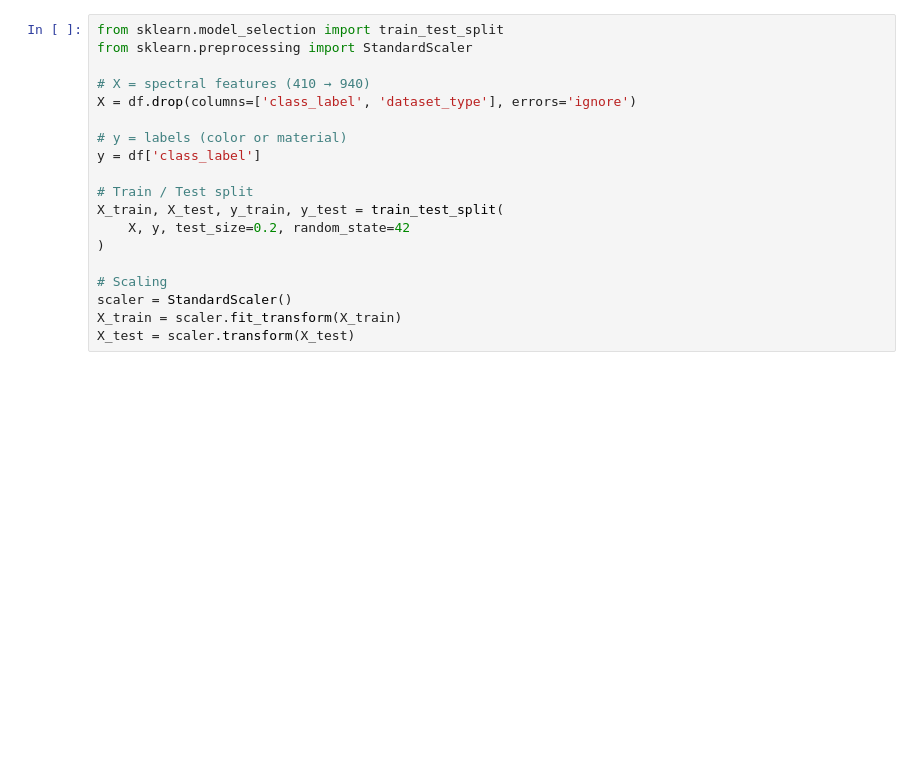
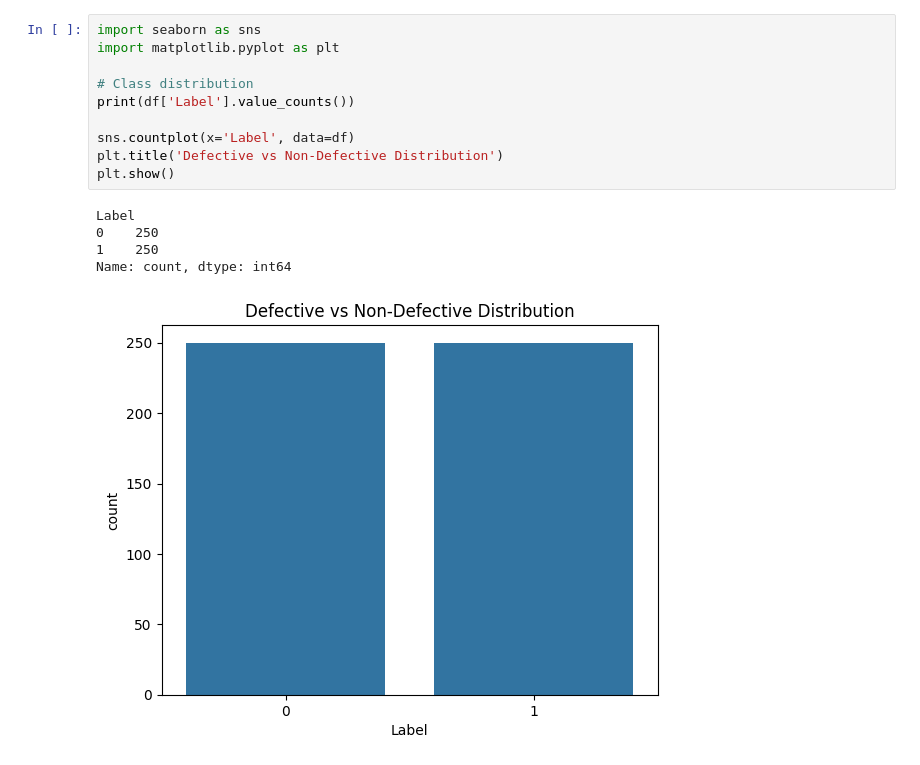
Before and after one commit to Ahmedgamale/Industrial-Inspection-Robot, a Jupyter notebook: notebooks/spectral_analysis.ipynb, the cells around one changed output. Drawn from its saved outputs; the diff is of its cells as text; blank space fills up the shorter version.

```diff
--- a/notebooks/spectral_analysis.ipynb
+++ b/notebooks/spectral_analysis.ipynb
@@ -19,19 +30,16 @@ df.head()
-# %%
-from sklearn.model_selection import train_test_split
-from sklearn.preprocessing import StandardScaler
-
-# X = spectral features (410 → 940)
-X = df.drop(columns=['class_label', 'dataset_type'], errors='ignore')
-
-# y = labels (color or material)
-y = df['class_label']
-
-# Train / Test split
-X_train, X_test, y_train, y_test = train_test_split(
-    X, y, test_size=0.2, random_state=42
-)
-
-# Scaling
-scaler = StandardScaler()
-X_train = scaler.fit_transform(X_train)
-X_test = scaler.transform(X_test)
+# %%
+import seaborn as sns
+import matplotlib.pyplot as plt
+
+# Class distribution
+print(df['Label'].value_counts())
+
+sns.countplot(x='Label', data=df)
+plt.title('Defective vs Non-Defective Distribution')
+plt.show()
+# %% [output]
+Label
+0    250
+1    250
+Name: count, dtype: int64
+[figure, added]
```
Also changed, not shown: parts of 11 cells of this notebook.
